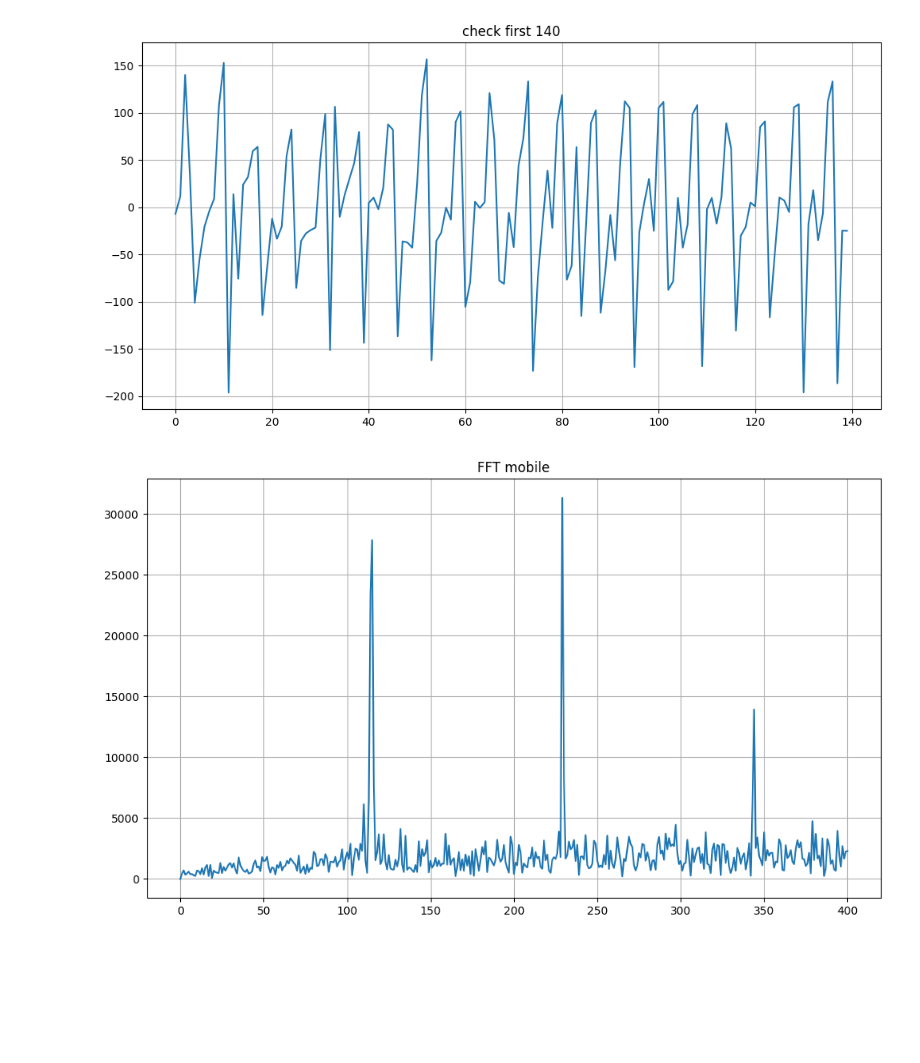
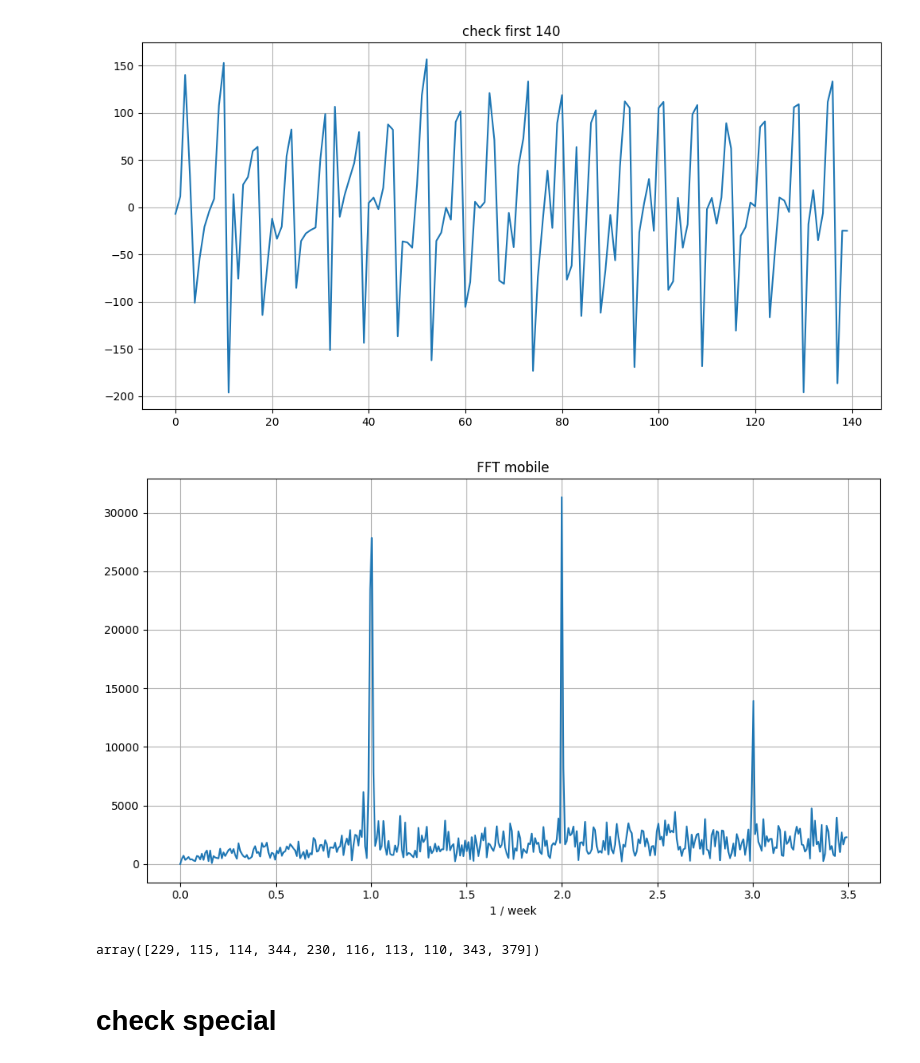
Before and after one commit to btbcy/ds_final, a Jupyter notebook: fft.ipynb, the cells around one changed output. Drawn from its saved outputs; the diff is of its cells as text; code cells hidden in the pictures; blank space fills up the shorter version.

```diff
--- a/fft.ipynb
+++ b/fft.ipynb
@@ -168,11 +184,20 @@ plt.show()
 [figure]
 # %%
 plt.figure(figsize=(10, 6))
+xf = np.arange(len(yf)) / len(yf) * 7
 yf = abs(scipy.fft.fft(array_diff_device))
-plt.plot(yf[:len(yf) // 2])
+cut_off = len(yf) // 2
+plt.plot(xf[:cut_off], yf[:cut_off])
 plt.title(f'FFT {device_selected}')
+plt.xlabel('1 / week')
 plt.grid()
 plt.tight_layout()
 plt.show()
 # %% [output]
-[figure, old version]
+[figure, new version]
+# %%
+np.argsort(-yf[:len(yf) // 2])[:10]
+# %% [output]
+array([229, 115, 114, 344, 230, 116, 113, 110, 343, 379])
+# %% [markdown]
+# check special
```
Also changed, not shown: parts of 7 cells of this notebook.
